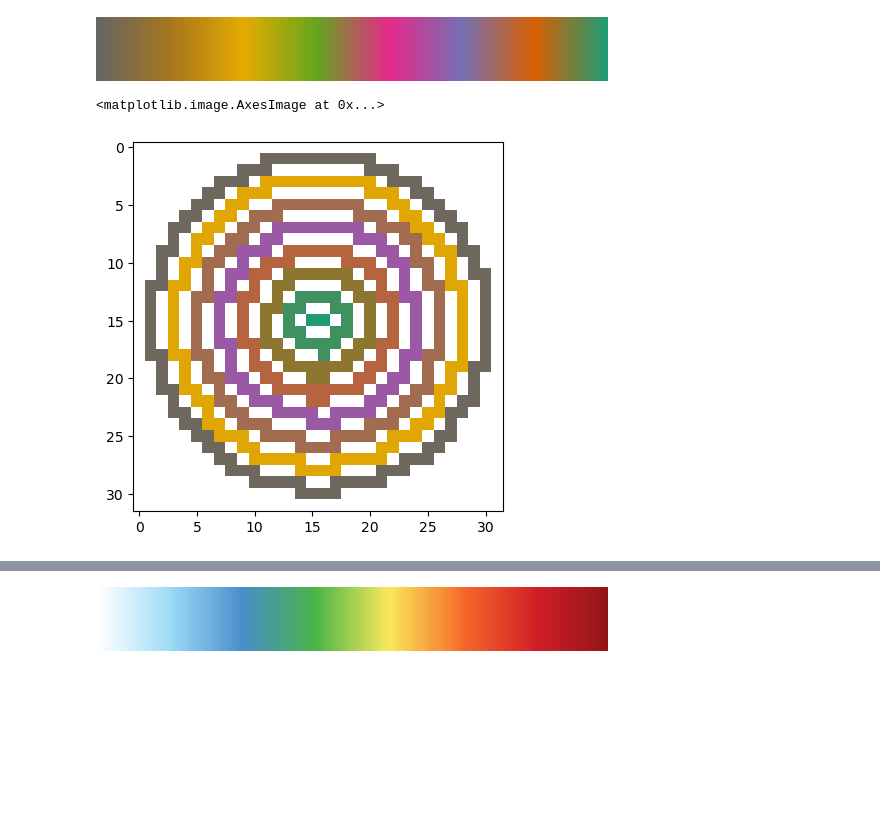
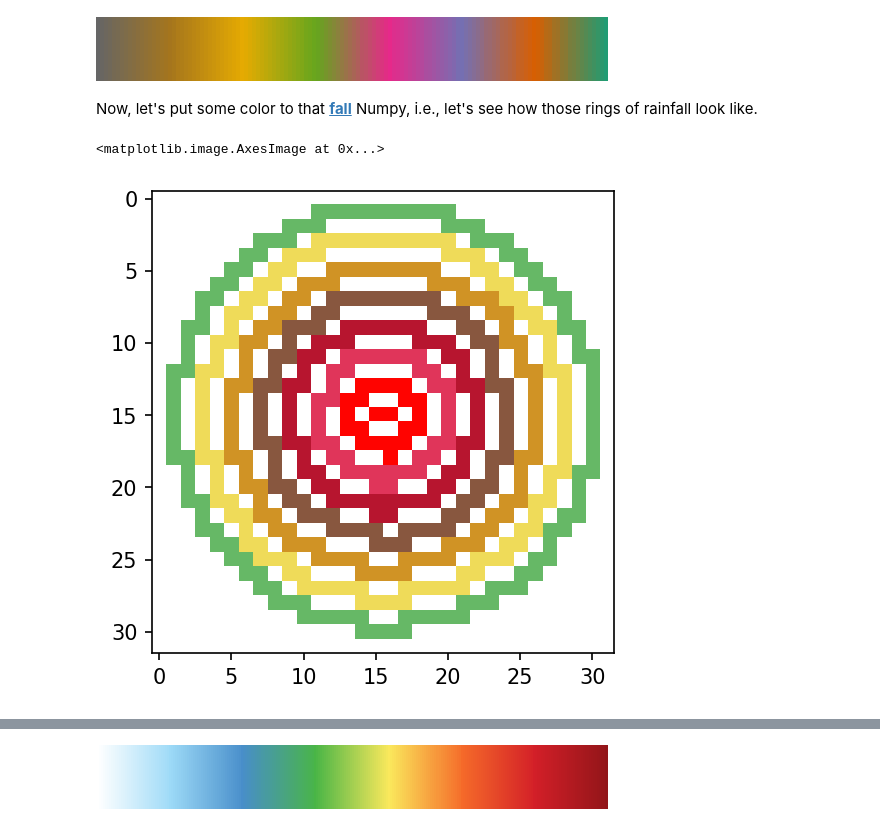
Before and after one commit to feliperiosg/STORM3, a Jupyter notebook: notebook/tre_.ipynb, the cells around one changed output, grey strips where cells are left out. Saved outputs shown, nothing was run; the diff lists cells and outputs as text; code cells hidden in the pictures; blank space fills up the shorter version.

```diff
--- a/notebook/tre_.ipynb
+++ b/notebook/tre_.ipynb
@@ -233,7 +394,3 @@ RINGS
  0  8.791396e-03  LINESTRING (2099548.285 -825624.949, 2098951.7...
  0  2.717781e+00  LINESTRING (2089448.285 -825624.949, 2088884.3...
  0  9.485462e+00  LINESTRING (2082189.990 -825624.949, 2082169.8...]
-# %%
-
-posx = 0 # 0, 1 or 2 -> because we're only having n_s==3
-ALL_RINGS = RINGS[ posx ]
@@ -256,0 +402,24 @@ fall.shape
+# %%
+# where the rasters are gonna be stored
+fall = []
+
+for ALL_RINGS in RINGS:
+    # burn the ALL_RINGS inside a storm
+    tmp = gdal.Rasterize(
+        "",
+        ALL_RINGS.to_json(),
+        xRes=X_RES,
+        yRes=Y_RES,
+        allTouched=True,
+        attribute="rain",
+        noData=0,
+        outputType=gdal.GDT_Float64,
+        targetAlignedPixels=True,
+        outputBounds=[llim, blim, rlim, tlim],
+        outputSRS=pp.CRS.from_wkt(WKT_OGC).to_proj4(),
+        format="MEM",
+        # width=int(abs(rlim - llim) / X_RES),
+        # height=int(abs(tlim - blim) / X_RES),
+    )
+    fall.append(tmp.ReadAsArray())
+    tmp = None
@@ -294,11 +561,20 @@ cmaps.Carbone42
 cmaps.MPL_Dark2_r
 # %% [output]
 [figure]
+# %% [markdown]
+Now, let's put some color to that [**fall**](#fall) Numpy, i.e., let's see how those rings of rainfall look like.
 # %%
-
-
-# plt.imshow(fall[48:80,215:247], origin='upper', vmin=0.00003, cmap='Carbone42', interpolation='none')
-plt.imshow(fall[50:82,217:249], origin='upper', norm='log', vmin=0.005, cmap='MPL_Dark2_r', interpolation=None)
+plt.figure(figsize=(4, 4), dpi=150)
+# plt.imshow(fall[50:82,217:249], origin='upper', norm='log', vmin=0.005, cmap='MPL_Dark2_r', interpolation=None)
+plt.imshow(
+    fall[posx][50:82, 217:249],
+    origin="upper",
+    norm="log",
+    vmin=0.00003,
+    # cmap="MPL_Dark2_r",
+    cmap="Carbone42",
+    interpolation="none",
+)
 # %% [output]
 <matplotlib.image.AxesImage at 0x...>
-[figure, old version]
+[figure, new version]
```
Also changed, not shown: parts of 83 cells of this notebook, 6 other files.
